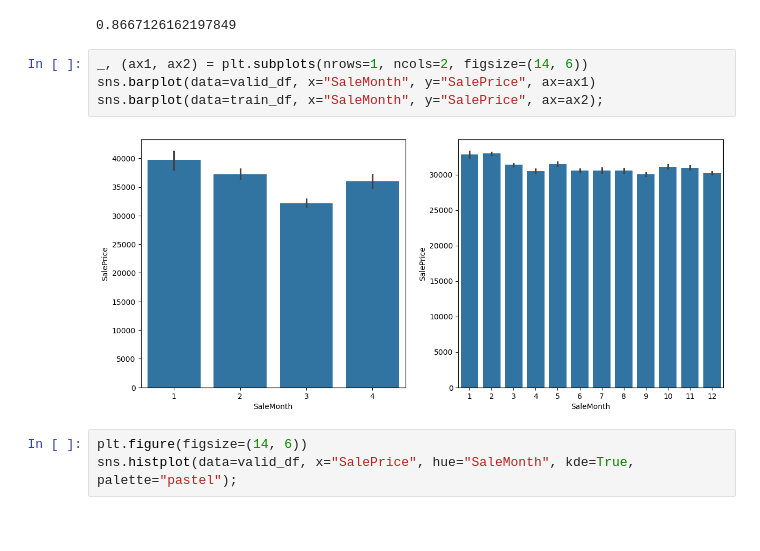
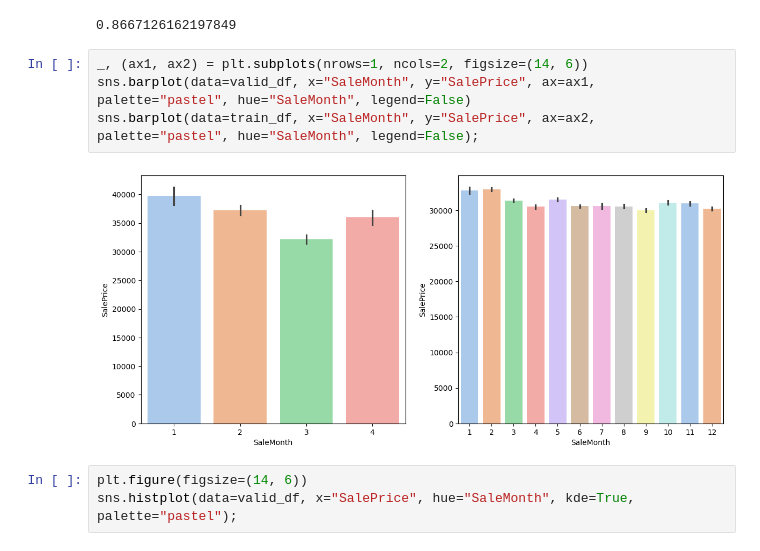
Before and after one commit to msnkr/bulldozer_bluebook, a Jupyter notebook: Untitled2.ipynb, the cells around one changed output. Cells and saved outputs as stored; diff of their text form.

```diff
--- a/Untitled2.ipynb
+++ b/Untitled2.ipynb
@@ -79,10 +79,10 @@ bst.score(X_valid, y_valid)
 0.8667126162197849
 # %%
 _, (ax1, ax2) = plt.subplots(nrows=1, ncols=2, figsize=(14, 6))
-sns.barplot(data=valid_df, x="SaleMonth", y="SalePrice", ax=ax1)
-sns.barplot(data=train_df, x="SaleMonth", y="SalePrice", ax=ax2);
+sns.barplot(data=valid_df, x="SaleMonth", y="SalePrice", ax=ax1, palette="pastel", hue="SaleMonth", legend=False)
+sns.barplot(data=train_df, x="SaleMonth", y="SalePrice", ax=ax2, palette="pastel", hue="SaleMonth", legend=False);
 # %% [output]
-[figure, old version]
+[figure, new version]
 # %%
 plt.figure(figsize=(14, 6))
 sns.histplot(data=valid_df, x="SalePrice", hue="SaleMonth", kde=True, palette="pastel");
```
Also changed, not shown: parts of 4 cells of this notebook.
